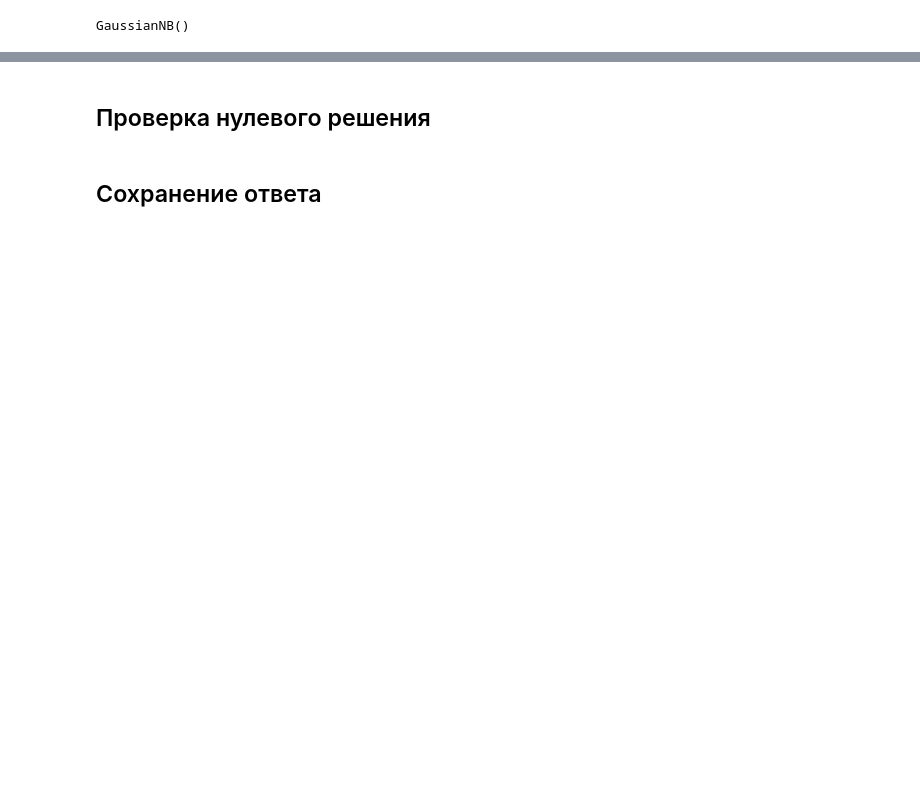
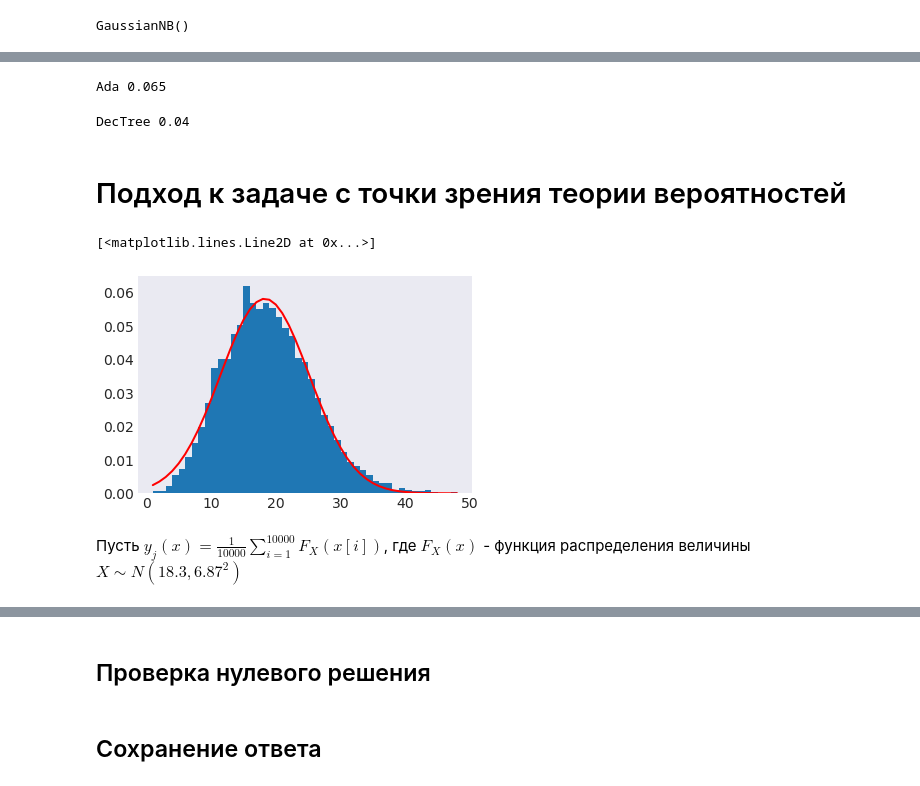
Before and after one commit to rw404/Kaggle_comp, a Jupyter notebook: Submissions/kaggle_compet.ipynb, the cells around one changed output, grey strips where cells are left out. Saved outputs shown, nothing was run; the diff lists cells and outputs as text; code cells hidden in the pictures; blank space fills up the shorter version.

```diff
--- a/Submissions/kaggle_compet.ipynb
+++ b/Submissions/kaggle_compet.ipynb
@@ -140,8 +222,6 @@ print(y.shape)
 # %%
-from sklearn.ensemble import RandomForestClassifier
 from sklearn.naive_bayes import GaussianNB
-#model = RandomForestClassifier(n_estimators=100, max_depth=2, random_state=0)
 model = GaussianNB()
-model.fit(train, y)
+model.fit(X_train, y_train)
 # %% [output]
 GaussianNB()
@@ -149,0 +278,13 @@ a = model.predict_proba(test)[:,1] # вероятности
+# %%
+print("Ada " + str(accuracy(ada)))
+# %% [output]
+Ada 0.065
+# %%
+print("DecTree " + str(accuracy(tre)))
+# %% [output]
+DecTree 0.04
+# %% [markdown]
+# Подход к задаче с точки зрения теории вероятностей
+# %%
+sigma = 6.87
+mu = 18.3
@@ -149,0 +295,10 @@ a = model.predict_proba(test)[:,1] # вероятности
+# %%
+count, bins, ignored = plt.hist(y, 47, density=True)
+plt.plot(bins, 1/(sigma * np.sqrt(2 * np.pi)) *
+        np.exp( - (bins - mu)**2 / (2 * sigma**2) ),
+        linewidth=2, color='r')
+# %% [output]
+[<matplotlib.lines.Line2D at 0x...>]
+[figure, added]
+# %% [markdown]
+Пусть $y_j(x) = \frac{1}{10000}\sum_{i = 1}^{10000}F_X(x[i])$, где $F_X(x)$ - функция распределения величины $X \sim N(18.3, 6.87^2)$
```
Also changed, not shown: parts of 49 cells of this notebook.
